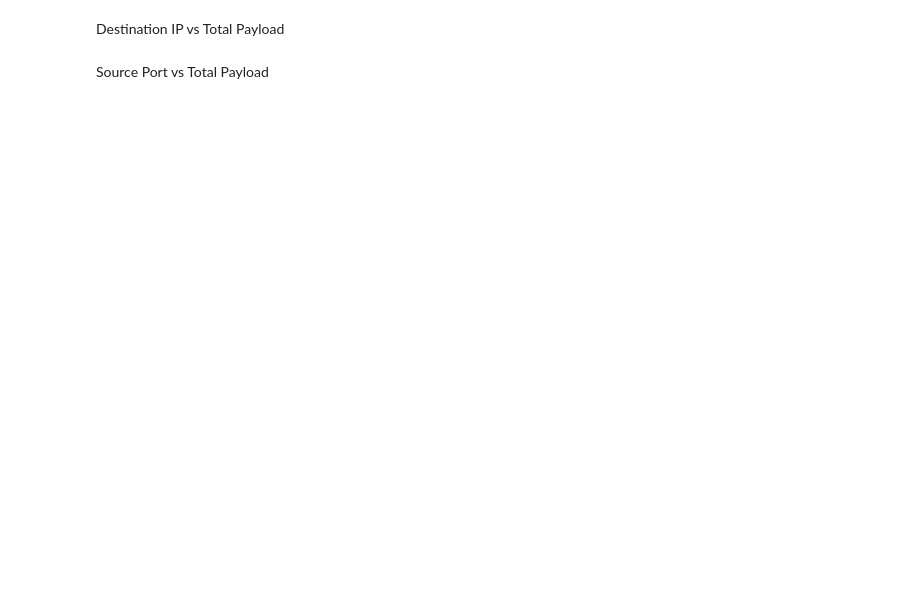
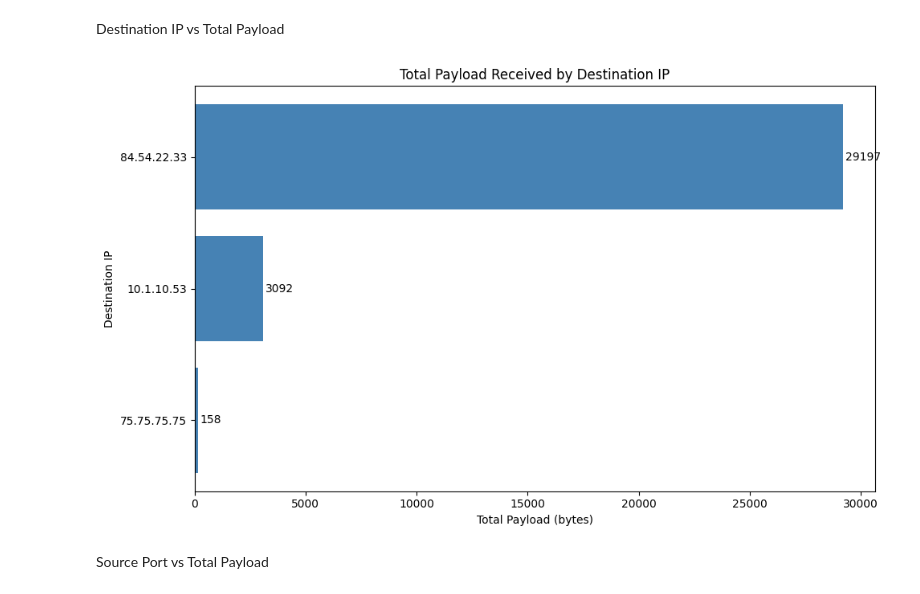
Before and after one commit to adrianrb469/security-ds, a Jupyter notebook: lab6/main.ipynb, the cells around one changed output. Cells and saved outputs as stored; diff of their text form; code cells hidden in the pictures; blank space fills up the shorter version.

```diff
--- a/lab6/main.ipynb
+++ b/lab6/main.ipynb
@@ -194,20 +199,21 @@ fig_a.write_image("src_ip_payload.png")
 # %% [markdown]
 Destination IP vs Total Payload
-# %%
-dst_ip_payload = packet_data.groupby('dst_ip')['payload_length'].sum().reset_index()
-dst_ip_payload = dst_ip_payload.sort_values('payload_length', ascending=True)
-
-fig_b = px.bar(
-    dst_ip_payload,
-    x='payload_length',
-    y='dst_ip',
-    orientation='h',
-    title='Total Payload Received by Destination IP',
-    labels={'payload_length': 'Total Payload (bytes)', 'dst_ip': 'Destination IP'},
-    color='payload_length',
-    color_continuous_scale='Viridis'
-)
-fig_b.update_layout(height=500, width=800)
-fig_b.show()
+# %%
+import matplotlib.pyplot as plt
+
+plt.figure(figsize=(10, 6))
+plt.barh(dst_ip_payload['dst_ip'], dst_ip_payload['payload_length'], color='steelblue')
+plt.xlabel('Total Payload (bytes)')
+plt.ylabel('Destination IP')
+plt.title('Total Payload Received by Destination IP')
+
+for i, v in enumerate(dst_ip_payload['payload_length']):
+    plt.text(v + 100, i, str(v), va='center')
+
+plt.tight_layout()
+plt.savefig('dst_ip_payload.png', dpi=300)
+plt.show()
+# %% [output]
+[figure, added]
 # %% [markdown]
 Source Port vs Total Payload
```
Also changed, not shown: parts of 11 cells of this notebook, 1 other file.
